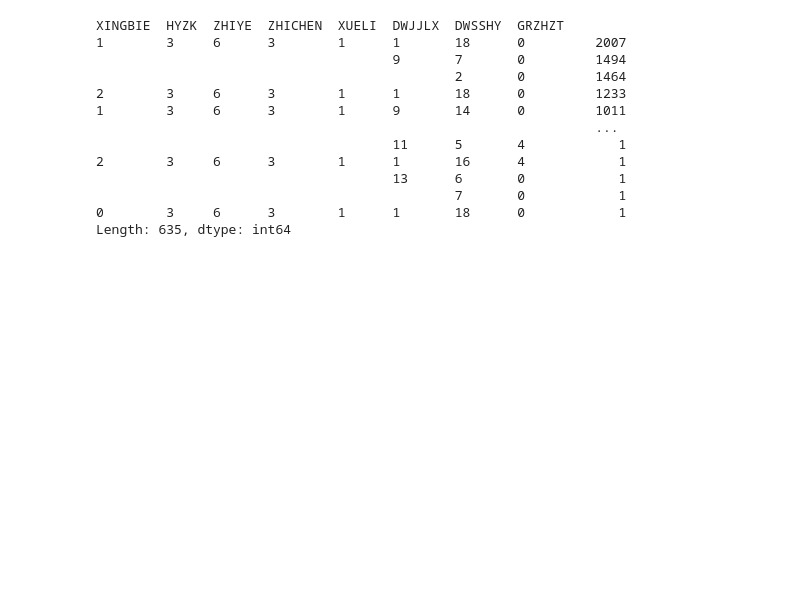
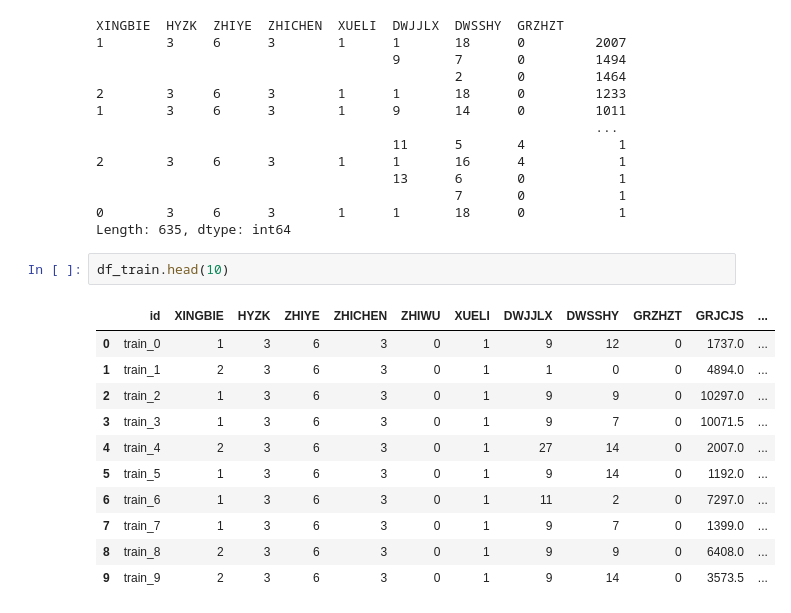
Before and after one commit to liuqidong07/OverduePrediction, a Jupyter notebook: check_data.ipynb, the cells around one changed output. Saved outputs shown, nothing was run; the diff lists cells and outputs as text; blank space fills up the shorter version.

```diff
--- a/check_data.ipynb
+++ b/check_data.ipynb
@@ -62,3 +62,17 @@ XINGBIE  HYZK  ZHIYE  ZHICHEN  XUELI  DWJJLX  DWSSHY  GRZHZT
                                               7       0            1
 0        3     6      3        1      1       18      0            1
 Length: 635, dtype: int64
+# %%
+df_train.head(10)
+# %% [output]
+|  | id | XINGBIE | HYZK | ZHIYE | ZHICHEN | ZHIWU | XUELI | DWJJLX | DWSSHY | GRZHZT | GRJCJS | ... |
+| 0 | train_0 | 1 | 3 | 6 | 3 | 0 | 1 | 9 | 12 | 0 | 1737.0 | ... |
+| 1 | train_1 | 2 | 3 | 6 | 3 | 0 | 1 | 1 | 0 | 0 | 4894.0 | ... |
+| 2 | train_2 | 1 | 3 | 6 | 3 | 0 | 1 | 9 | 9 | 0 | 10297.0 | ... |
+| 3 | train_3 | 1 | 3 | 6 | 3 | 0 | 1 | 9 | 7 | 0 | 10071.5 | ... |
+| 4 | train_4 | 2 | 3 | 6 | 3 | 0 | 1 | 27 | 14 | 0 | 2007.0 | ... |
+| 5 | train_5 | 1 | 3 | 6 | 3 | 0 | 1 | 9 | 14 | 0 | 1192.0 | ... |
+| 6 | train_6 | 1 | 3 | 6 | 3 | 0 | 1 | 11 | 2 | 0 | 7297.0 | ... |
+| 7 | train_7 | 1 | 3 | 6 | 3 | 0 | 1 | 9 | 7 | 0 | 1399.0 | ... |
+| 8 | train_8 | 2 | 3 | 6 | 3 | 0 | 1 | 9 | 9 | 0 | 6408.0 | ... |
+| 9 | train_9 | 2 | 3 | 6 | 3 | 0 | 1 | 9 | 14 | 0 | 3573.5 | ... |
```
Also changed, not shown: 1 other file.
